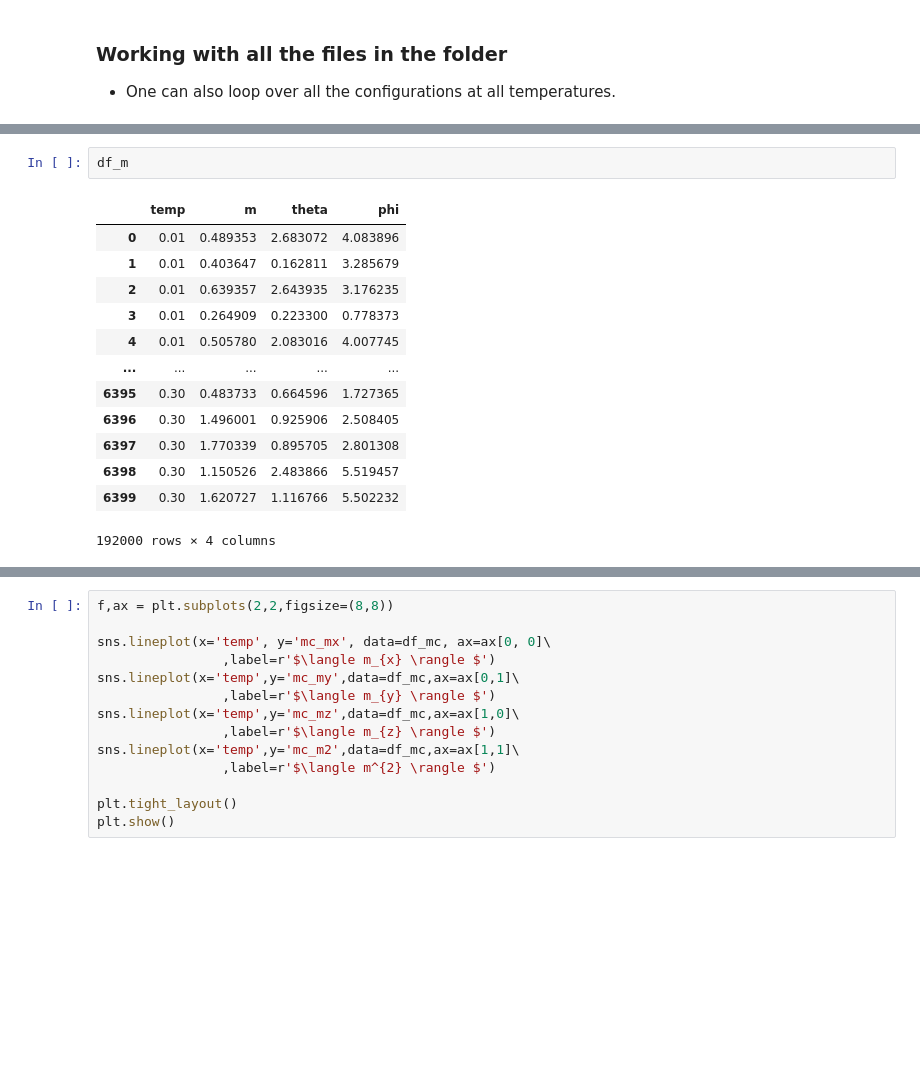
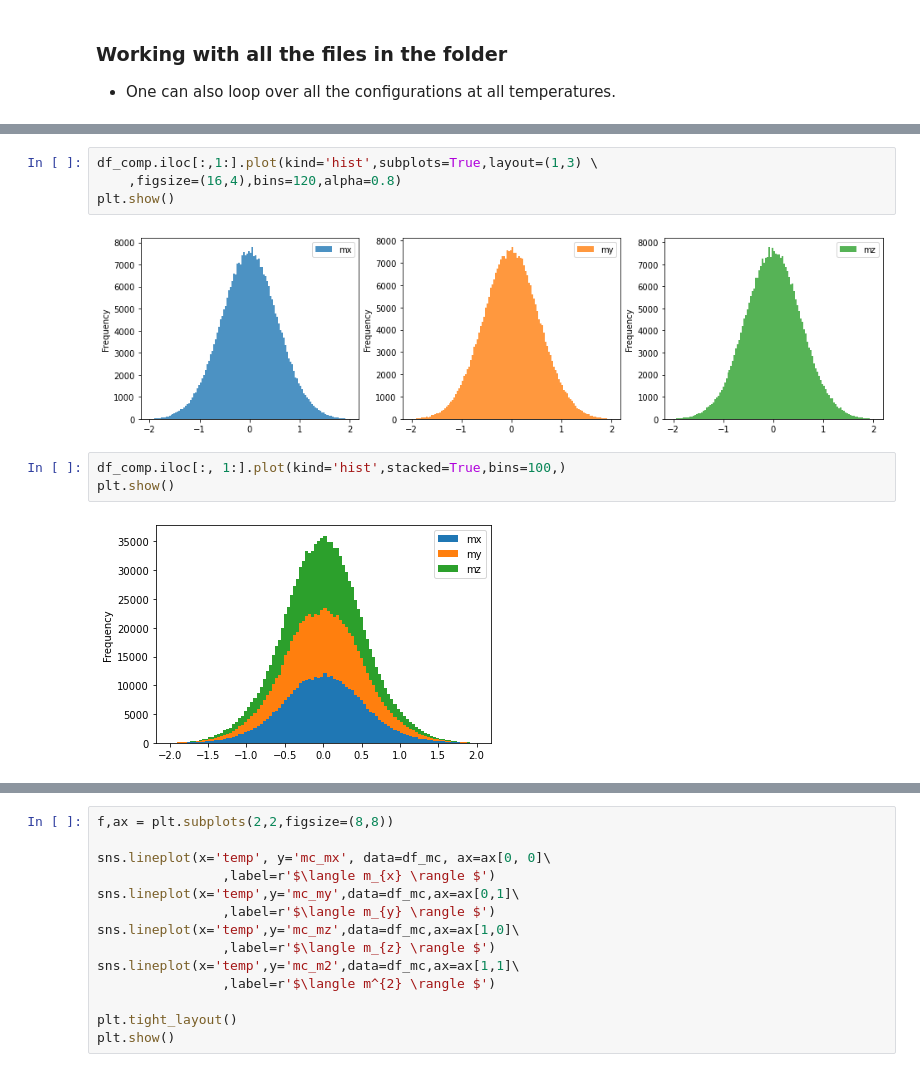
Before and after one commit to Shashi1a/tca_ptca, a Jupyter notebook: spinspincorr.ipynb, the cells around one changed output, grey strips where cells are left out. Saved outputs shown, nothing was run; the diff lists cells and outputs as text; blank space fills up the shorter version.

```diff
--- a/spinspincorr.ipynb
+++ b/spinspincorr.ipynb
@@ -461,16 +485,11 @@ plt.show()
-# %%
-df_m
-# %% [output]
-|  | temp | m | theta | phi |
-| 0 | 0.01 | 0.489353 | 2.683072 | 4.083896 |
-| 1 | 0.01 | 0.403647 | 0.162811 | 3.285679 |
-| 2 | 0.01 | 0.639357 | 2.643935 | 3.176235 |
-| 3 | 0.01 | 0.264909 | 0.223300 | 0.778373 |
-| 4 | 0.01 | 0.505780 | 2.083016 | 4.007745 |
-| ... | ... | ... | ... | ... |
-| 6395 | 0.30 | 0.483733 | 0.664596 | 1.727365 |
-| 6396 | 0.30 | 1.496001 | 0.925906 | 2.508405 |
-| 6397 | 0.30 | 1.770339 | 0.895705 | 2.801308 |
-| 6398 | 0.30 | 1.150526 | 2.483866 | 5.519457 |
-| 6399 | 0.30 | 1.620727 | 1.116766 | 5.502232 |
-192000 rows × 4 columns
+# %%
+df_comp.iloc[:,1:].plot(kind='hist',subplots=True,layout=(1,3) \
+    ,figsize=(16,4),bins=120,alpha=0.8)
+plt.show()
+# %% [output]
+[figure, added]
+# %%
+df_comp.iloc[:, 1:].plot(kind='hist',stacked=True,bins=100,)
+plt.show()
+# %% [output]
+[figure, added]
```
Also changed, not shown: parts of 12 cells of this notebook.
